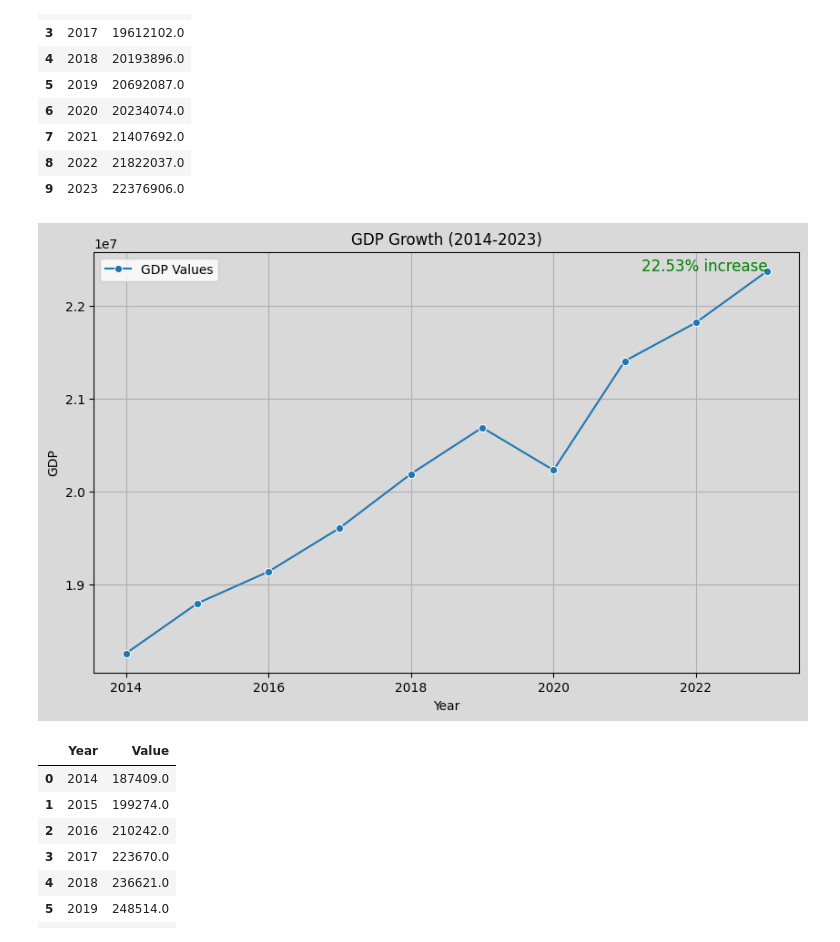
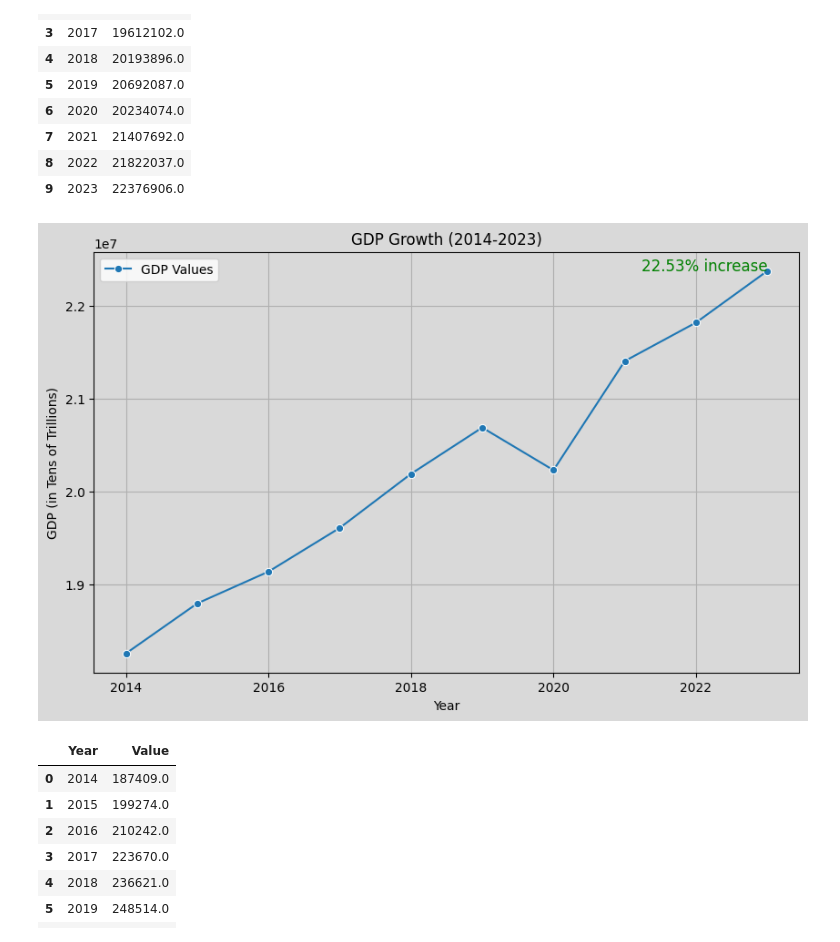
Before and after one commit to elgnol/RealEstate_Project_3, a Jupyter notebook: Analysis/GDP_vs_Housing_Prices_10years.ipynb, the cells around one changed output. Saved outputs shown, nothing was run; the diff lists cells and outputs as text; code cells hidden in the pictures.

```diff
--- a/Long/GDP_vs_Housing_Prices_10years.ipynb
+++ b/Analysis/GDP_vs_Housing_Prices_10years.ipynb
@@ -207,32 +207,32 @@ us_gdp_df
 # %%
 # Calculate percent change between 2023 and 2014
 gdp_2023 = us_gdp_df.loc[us_gdp_df['Year'] == 2023, 'Value'].values[0]
 gdp_2014 = us_gdp_df.loc[us_gdp_df['Year'] == 2014, 'Value'].values[0]
 
 percent_change = ((gdp_2023 - gdp_2014) / gdp_2014) * 100
 
 # Plot the line graph using Seaborn
 plt.figure(figsize=(10, 6))
 sns.lineplot(x='Year', y='Value', data=us_gdp_df, marker='o', label='GDP Values')
 
 # Annotate the percent change on the graph
 plt.text(2023, gdp_2023, f"{percent_change:.2f}% increase", ha='right', fontsize=12, color='green')
 
 # Customize the plot
 plt.xlabel('Year')
-plt.ylabel('GDP')
+plt.ylabel('GDP (in Tens of Trillions)')
 plt.title('GDP Growth (2014-2023)')
 plt.grid(True)
 plt.gca().set_facecolor('#D9D9D9')  # Set the background color of the plot area
 plt.gcf().set_facecolor('#D9D9D9')  # Set the background color of the fig
 
 # Save the plot as a png image
 plt.savefig("../IMAGES/US_GDP_Growth.png")
 
 # Display the plot
 plt.show()
 # %% [output]
-[figure, old version]
+[figure, new version]
 # %%
 us_df['Year'] = us_df['Year'].astype(int)
 us_df
```
Also changed, not shown: parts of 1 cell of this notebook, 4 other files.
